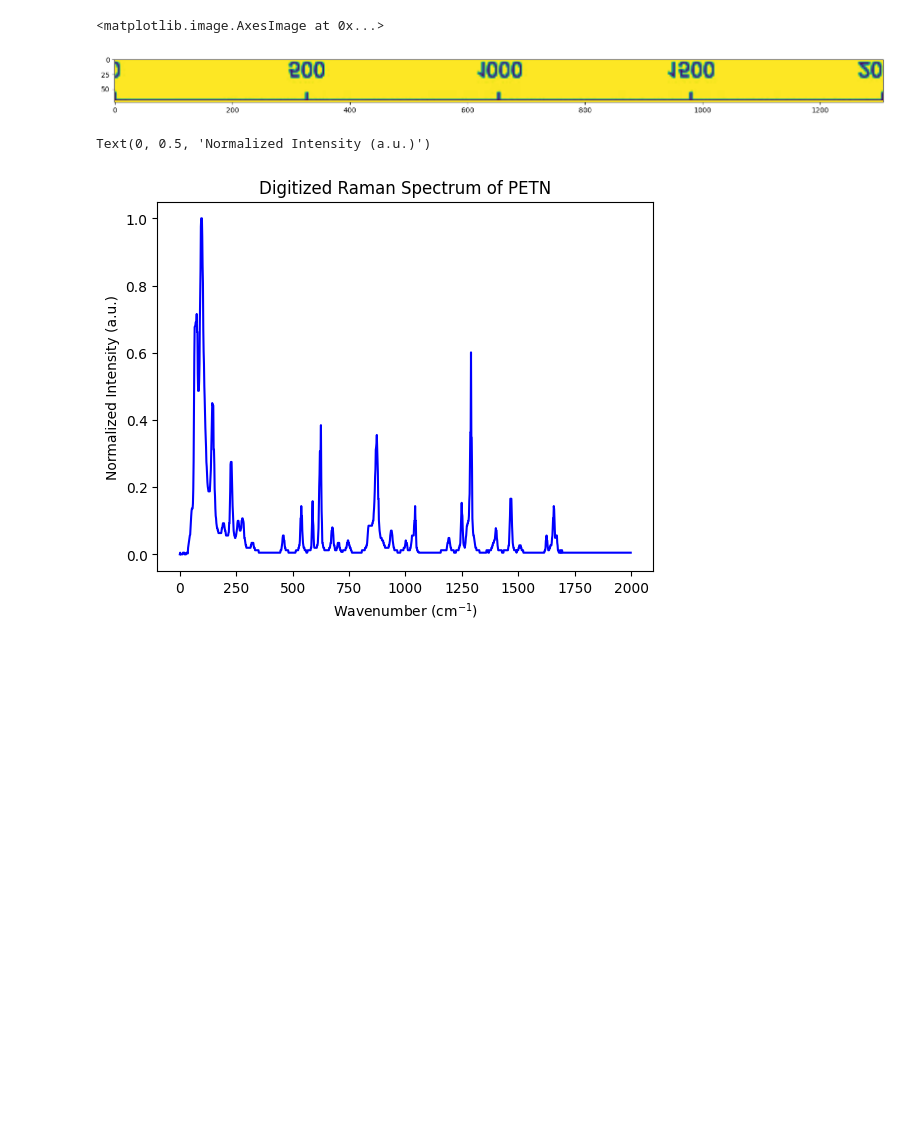
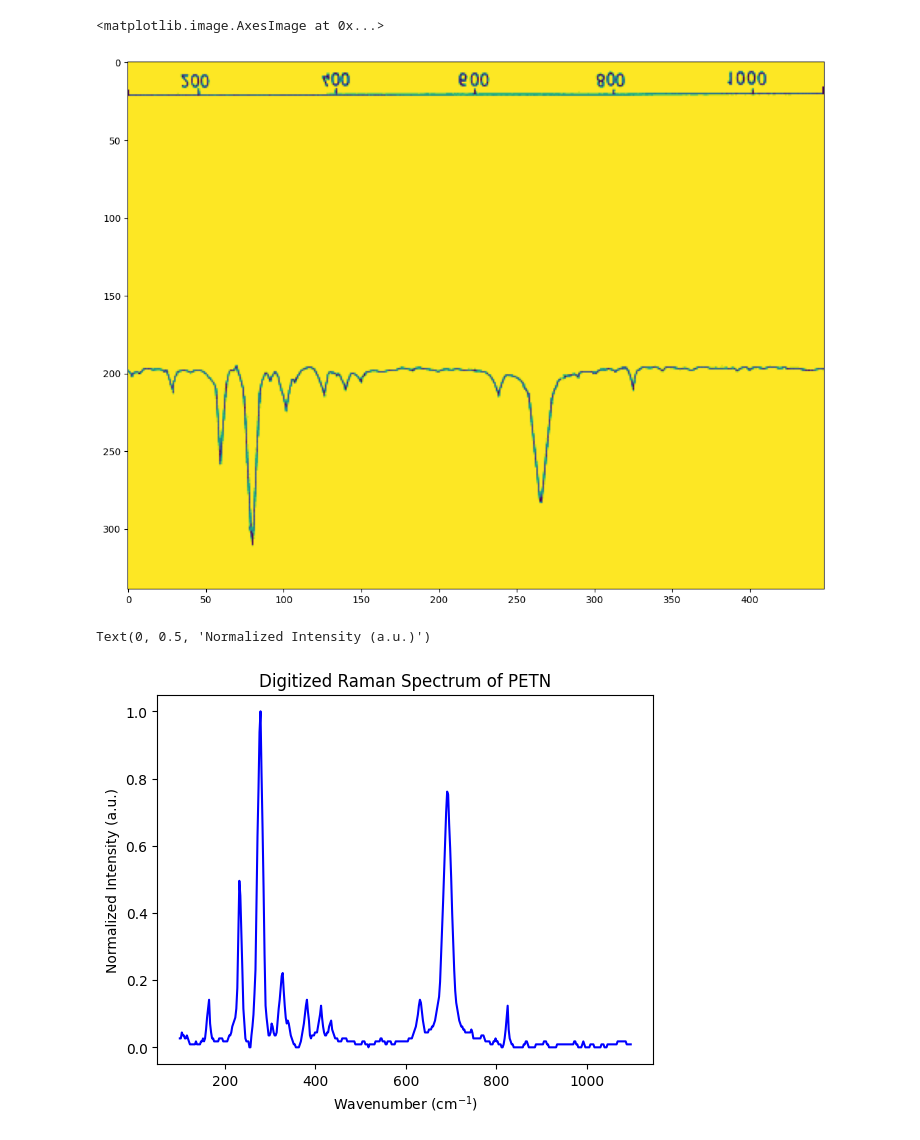
Before and after one commit to DinushaMS/Python-Physics, a Jupyter notebook: Optics/plot_image_to_data/Digitize image/main.ipynb, the cells around one changed output. Cells and saved outputs as stored; diff of their text form; code cells hidden in the pictures; blank space fills up the shorter version.

```diff
--- a/Optics/plot_image_to_data/Digitize image/main.ipynb
+++ b/Optics/plot_image_to_data/Digitize image/main.ipynb
@@ -5,7 +5,7 @@ import matplotlib.pyplot as plt
 from scipy.signal import find_peaks
 # %%
 # Load image
-image_path = "Raman_PETN_mod.png"   # replace with your image path
+image_path = "KTP2.png"   # replace with your image path
 img = Image.open(image_path)
 
 # Convert to grayscale
@@ -77,12 +79,13 @@ for col_idx in range(new_px_arr.shape[1]):
 # %%
 plt.figure(figsize=(20,10))
 #x = 0 -> 2000
-new_px_arr = np.flipud(pixel_array[430:,22:1330])
+#[botton:top, left:right]
+new_px_arr = np.flipud(pixel_array[50:,29:477])
 #new_px_arr = np.flipud(pixel_array[15:423,350:450])
 plt.imshow(new_px_arr)
 # %% [output]
 <matplotlib.image.AxesImage at 0x...>
-[figure, old version]
+[figure, new version]
 # %%
 def map_range(array, a, b, c, d):
     """
@@ -95,7 +98,7 @@ def map_range(array, a, b, c, d):
     mapped_array = normalized_array * (d - c) + c
     return mapped_array
 # %%
-wn = map_range(np.array(x_idx),0,new_px_arr.shape[1],0,2000)
+wn = map_range(np.array(x_idx),0,new_px_arr.shape[1],100,1100)
 norm_signal = map_range(np.array(y_arr_f),np.min(np.array(y_arr_f)),np.max(np.array(y_arr_f)),0,1)
 plt.plot(wn, norm_signal, 'b-')
 plt.title("Digitized Raman Spectrum of PETN")
@@ -103,7 +106,7 @@ plt.xlabel("Wavenumber (cm$^{-1}$)")
 plt.ylabel("Normalized Intensity (a.u.)")
 # %% [output]
 Text(0, 0.5, 'Normalized Intensity (a.u.)')
-[figure, old version]
+[figure, new version]
 # %%
 plt.figure(figsize=(20,10))
 plt.plot(wn, norm_signal, 'r-', lw=2)
```
Also changed, not shown: parts of 3 cells of this notebook, 14 other files.
